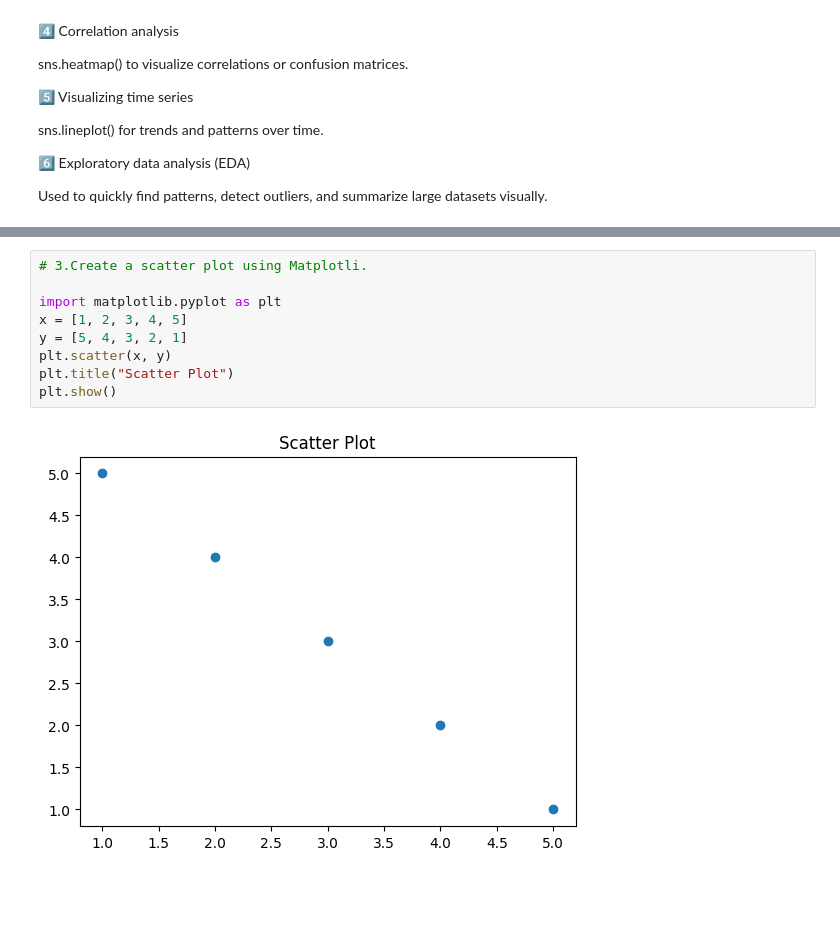
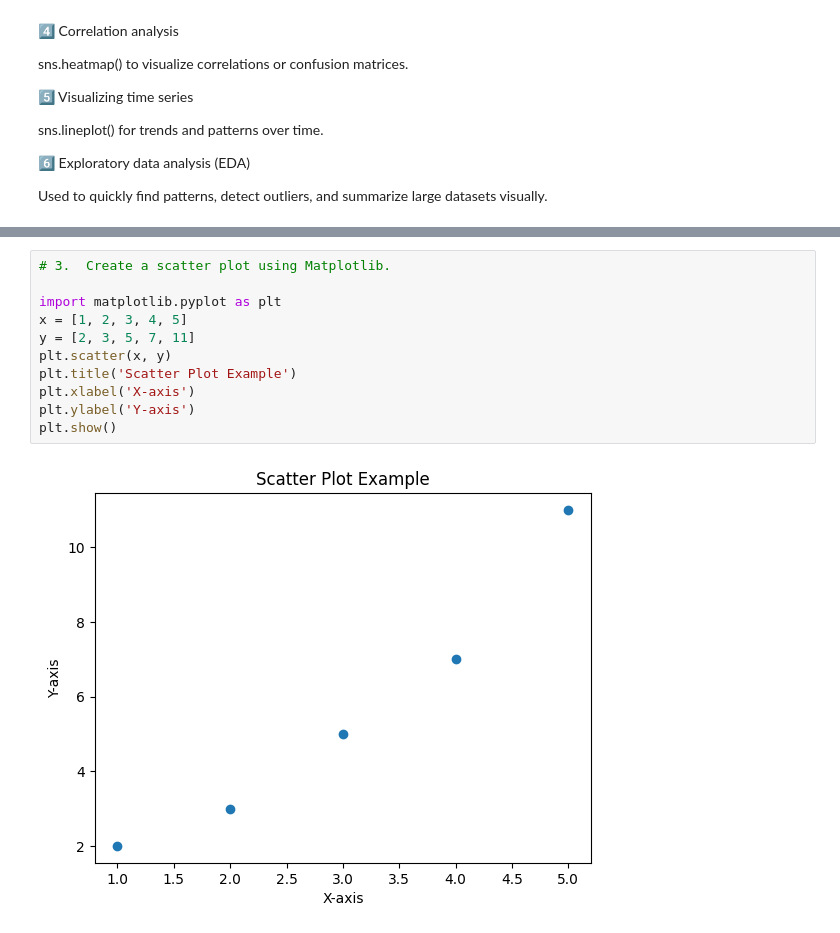
Before and after one commit to PrithviSom/DataToolKitAssginment, a Jupyter notebook: Assignment_Data_Toolkit.ipynb, the cells around one changed output, grey strips where cells are left out. Drawn from its saved outputs; the diff is of its cells as text; blank space fills up the shorter version.

```diff
--- a/Assignment_Data_Toolkit.ipynb
+++ b/Assignment_Data_Toolkit.ipynb
@@ -223,11 +246,13 @@ print(mean_B)
 # %%
-# 3.Create a scatter plot using Matplotli.
+# 3.  Create a scatter plot using Matplotlib.
 
 import matplotlib.pyplot as plt
 x = [1, 2, 3, 4, 5]
-y = [5, 4, 3, 2, 1]
+y = [2, 3, 5, 7, 11]
 plt.scatter(x, y)
-plt.title("Scatter Plot")
+plt.title('Scatter Plot Example')
+plt.xlabel('X-axis')
+plt.ylabel('Y-axis')
 plt.show()
 # %% [output]
-[figure, old version]
+[figure, new version]
```
Also changed, not shown: parts of 16 cells of this notebook.
